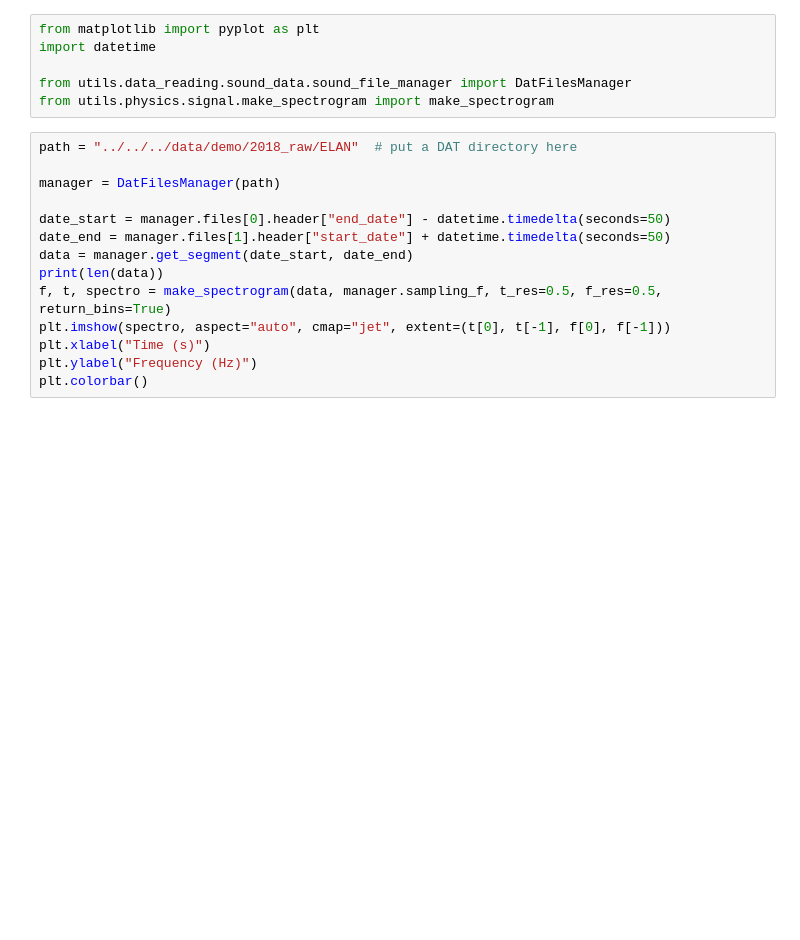
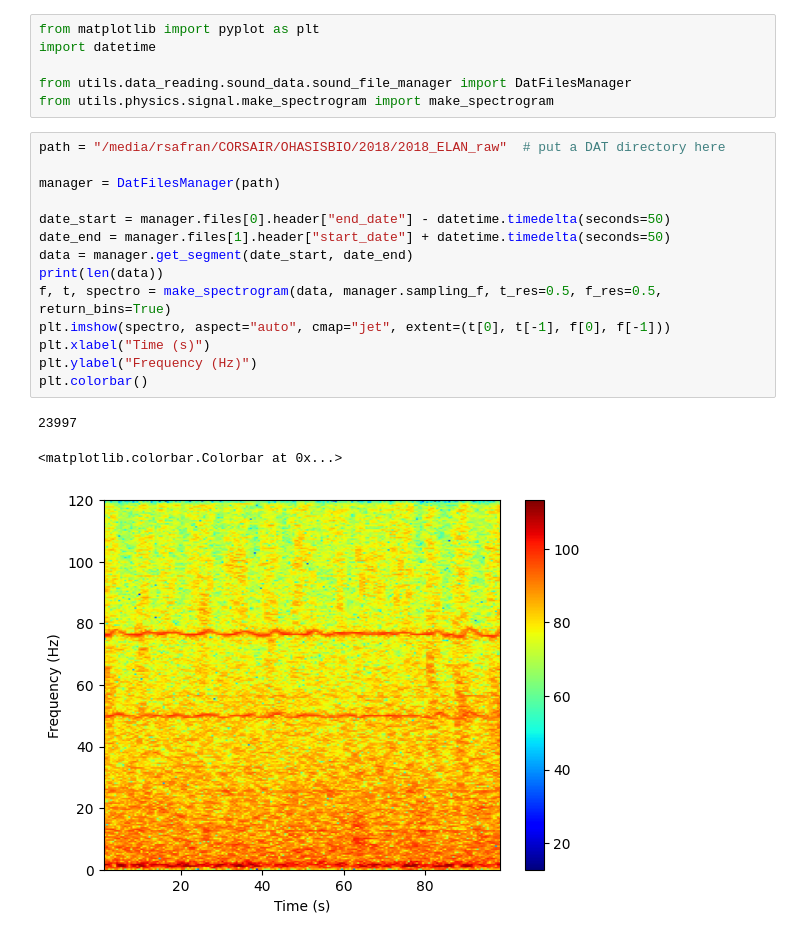
Before and after one commit to GEO-OCEAN-hydroacoustic/toolbox, a Jupyter notebook: src/notebooks/demo/make_spectrogram.ipynb, the cells around one changed output. Drawn from its saved outputs; the diff is of its cells as text; blank space fills up the shorter version.

```diff
--- a/src/notebooks/demo/make_spectrogram.ipynb
+++ b/src/notebooks/demo/make_spectrogram.ipynb
@@ -5,19 +5,23 @@ import datetime
 from utils.data_reading.sound_data.sound_file_manager import DatFilesManager
 from utils.physics.signal.make_spectrogram import make_spectrogram
 # %%
-path = "../../../data/demo/2018_raw/ELAN"  # put a DAT directory here
+path = "/media/rsafran/CORSAIR/OHASISBIO/2018/2018_ELAN_raw"  # put a DAT directory here
 
 manager = DatFilesManager(path)
 
 date_start = manager.files[0].header["end_date"] - datetime.timedelta(seconds=50)
 date_end = manager.files[1].header["start_date"] + datetime.timedelta(seconds=50)
 data = manager.get_segment(date_start, date_end)
 print(len(data))
 f, t, spectro = make_spectrogram(data, manager.sampling_f, t_res=0.5, f_res=0.5, return_bins=True)
 plt.imshow(spectro, aspect="auto", cmap="jet", extent=(t[0], t[-1], f[0], f[-1]))
 plt.xlabel("Time (s)")
 plt.ylabel("Frequency (Hz)")
 plt.colorbar()
+# %% [output]
+23997
+<matplotlib.colorbar.Colorbar at 0x...>
+[figure, added]
 # %%
 f, t, spectro = make_spectrogram(data, manager.sampling_f, t_res=0.5, f_res=0.5, return_bins=True, normalize=True)
 plt.imshow(spectro, aspect="auto", cmap="jet", extent=(t[0], t[-1], f[0], f[-1]))
```
Also changed, not shown: parts of 2 cells of this notebook, 22 other files.
